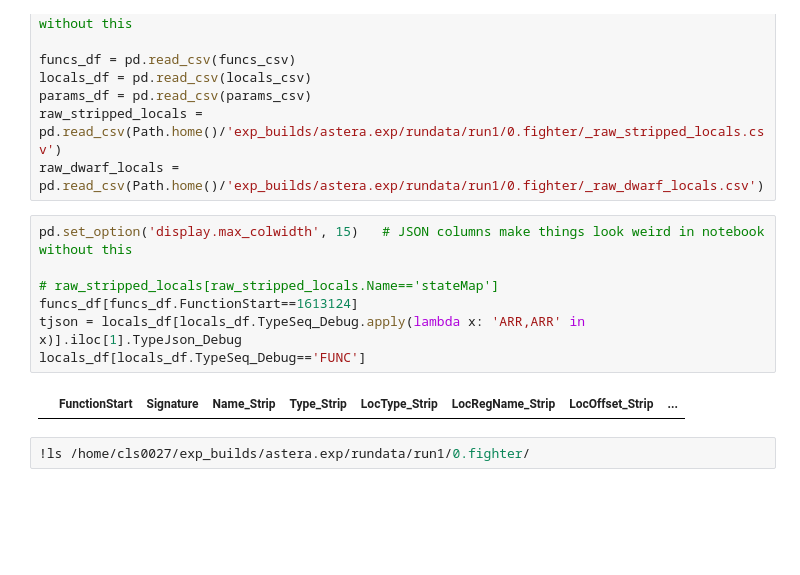
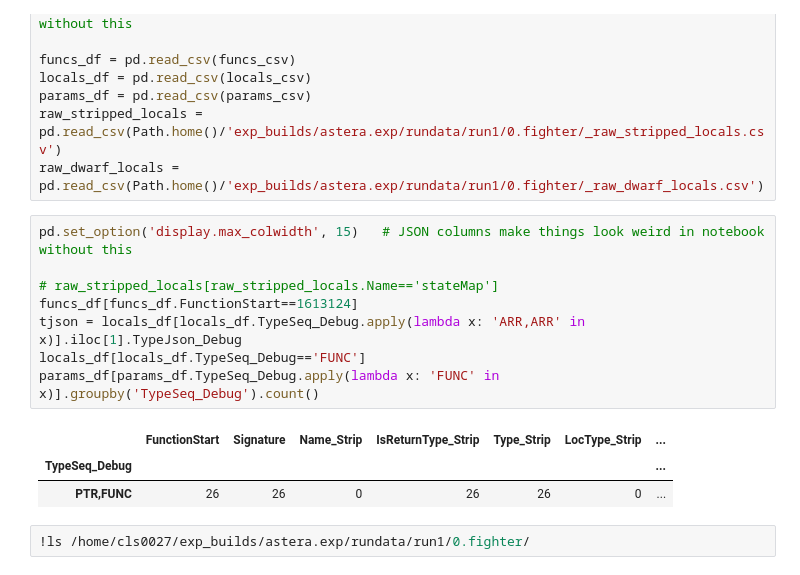
Before and after one commit to lasserre/datatype-recovery-experiments, a Jupyter notebook: notebooks/vgraph_viewer.ipynb, the cells around one changed output. Saved outputs shown, nothing was run; the diff lists cells and outputs as text; blank space fills up the shorter version.

```diff
--- a/notebooks/vgraph_viewer.ipynb
+++ b/notebooks/vgraph_viewer.ipynb
@@ -17,12 +17,15 @@ raw_dwarf_locals = pd.read_csv(Path.home()/'exp_builds/astera.exp/rundata/run1/0
 # %%
 pd.set_option('display.max_colwidth', 15)   # JSON columns make things look weird in notebook without this
 
 # raw_stripped_locals[raw_stripped_locals.Name=='stateMap']
 funcs_df[funcs_df.FunctionStart==1613124]
 tjson = locals_df[locals_df.TypeSeq_Debug.apply(lambda x: 'ARR,ARR' in x)].iloc[1].TypeJson_Debug
 locals_df[locals_df.TypeSeq_Debug=='FUNC']
+params_df[params_df.TypeSeq_Debug.apply(lambda x: 'FUNC' in x)].groupby('TypeSeq_Debug').count()
 # %% [output]
-|  | FunctionStart | Signature | Name_Strip | Type_Strip | LocType_Strip | LocRegName_Strip | LocOffset_Strip | ... |
+|  | FunctionStart | Signature | Name_Strip | IsReturnType_Strip | Type_Strip | LocType_Strip | ... |
+| TypeSeq_Debug |  |  |  |  |  |  | ... |
+| PTR,FUNC | 26 | 26 | 0 | 26 | 26 | 0 | ... |
 # %%
 !ls /home/cls0027/exp_builds/astera.exp/rundata/run1/0.fighter/
 # %% [output]
```
Also changed, not shown: 8 other files.
